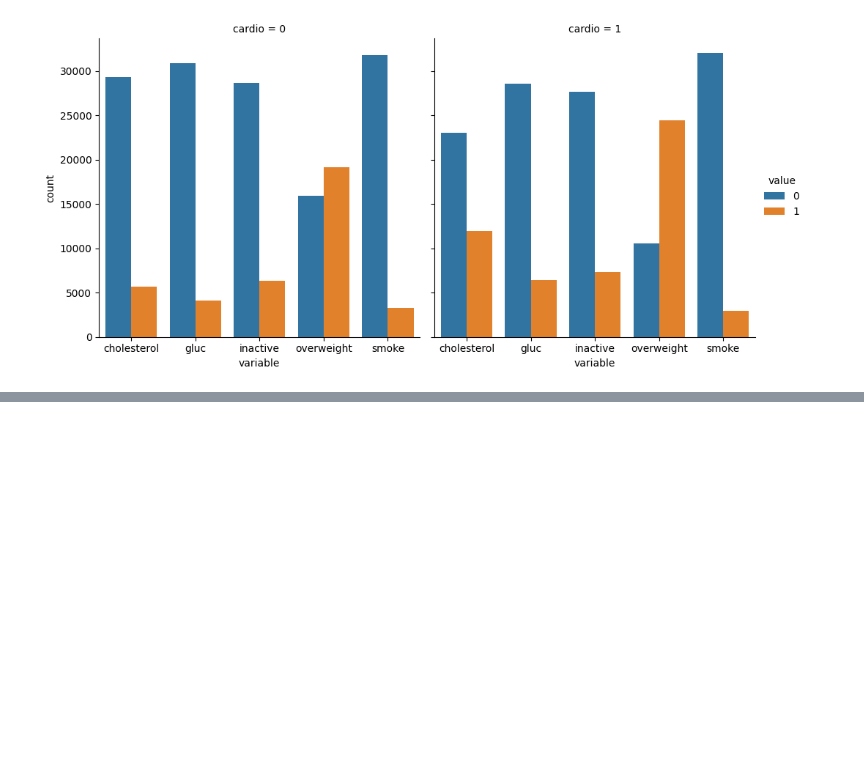
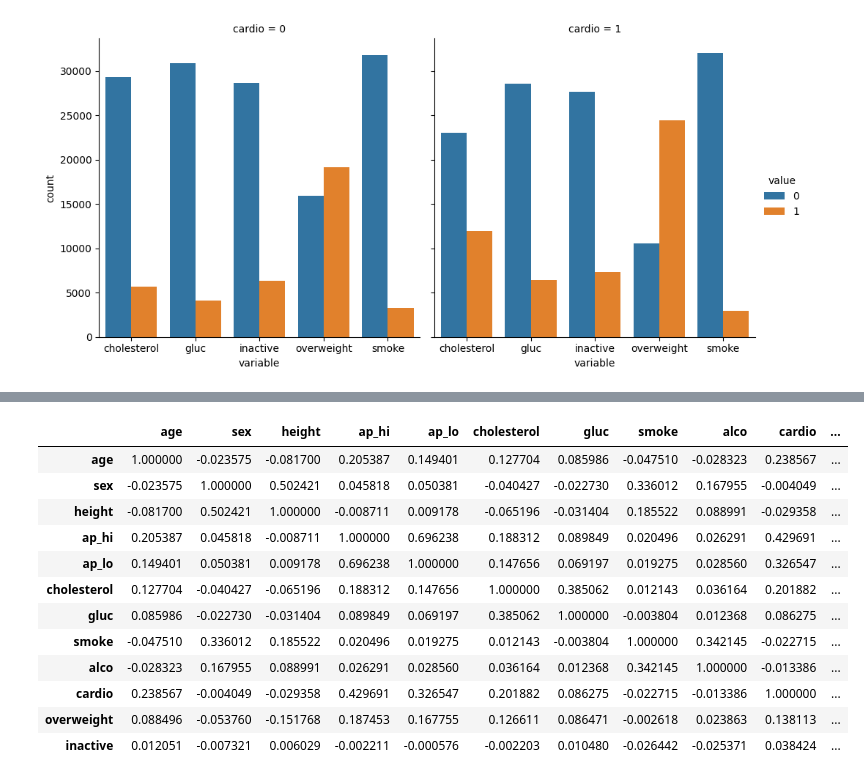
Before and after one commit to Ganushkevych/Medical_Data_Visualizer, a Jupyter notebook: Medical_Data_Visualizer.ipynb, the cells around one changed output, grey strips where cells are left out. Cells and saved outputs as stored; diff of their text form; code cells hidden in the pictures; blank space fills up the shorter version.

```diff
--- a/Medical_Data_Visualizer.ipynb
+++ b/Medical_Data_Visualizer.ipynb
@@ -154,0 +179,17 @@ sns.catplot(data_cat_plot, x='variable', y='count', hue='value', kind='bar', col
+# %%
+data_corr = data_clear.corr()
+data_corr
+# %% [output]
+|  | age | sex | height | ap_hi | ap_lo | cholesterol | gluc | smoke | alco | cardio | ... |
+| age | 1.000000 | -0.023575 | -0.081700 | 0.205387 | 0.149401 | 0.127704 | 0.085986 | -0.047510 | -0.028323 | 0.238567 | ... |
+| sex | -0.023575 | 1.000000 | 0.502421 | 0.045818 | 0.050381 | -0.040427 | -0.022730 | 0.336012 | 0.167955 | -0.004049 | ... |
+| height | -0.081700 | 0.502421 | 1.000000 | -0.008711 | 0.009178 | -0.065196 | -0.031404 | 0.185522 | 0.088991 | -0.029358 | ... |
+| ap_hi | 0.205387 | 0.045818 | -0.008711 | 1.000000 | 0.696238 | 0.188312 | 0.089849 | 0.020496 | 0.026291 | 0.429691 | ... |
+| ap_lo | 0.149401 | 0.050381 | 0.009178 | 0.696238 | 1.000000 | 0.147656 | 0.069197 | 0.019275 | 0.028560 | 0.326547 | ... |
+| cholesterol | 0.127704 | -0.040427 | -0.065196 | 0.188312 | 0.147656 | 1.000000 | 0.385062 | 0.012143 | 0.036164 | 0.201882 | ... |
+| gluc | 0.085986 | -0.022730 | -0.031404 | 0.089849 | 0.069197 | 0.385062 | 1.000000 | -0.003804 | 0.012368 | 0.086275 | ... |
+| smoke | -0.047510 | 0.336012 | 0.185522 | 0.020496 | 0.019275 | 0.012143 | -0.003804 | 1.000000 | 0.342145 | -0.022715 | ... |
+| alco | -0.028323 | 0.167955 | 0.088991 | 0.026291 | 0.028560 | 0.036164 | 0.012368 | 0.342145 | 1.000000 | -0.013386 | ... |
+| cardio | 0.238567 | -0.004049 | -0.029358 | 0.429691 | 0.326547 | 0.201882 | 0.086275 | -0.022715 | -0.013386 | 1.000000 | ... |
+| overweight | 0.088496 | -0.053760 | -0.151768 | 0.187453 | 0.167755 | 0.126611 | 0.086471 | -0.002618 | 0.023863 | 0.138113 | ... |
+| inactive | 0.012051 | -0.007321 | 0.006029 | -0.002211 | -0.000576 | -0.002203 | 0.010480 | -0.026442 | -0.025371 | 0.038424 | ... |
```
Also changed, not shown: parts of 6 cells of this notebook.
